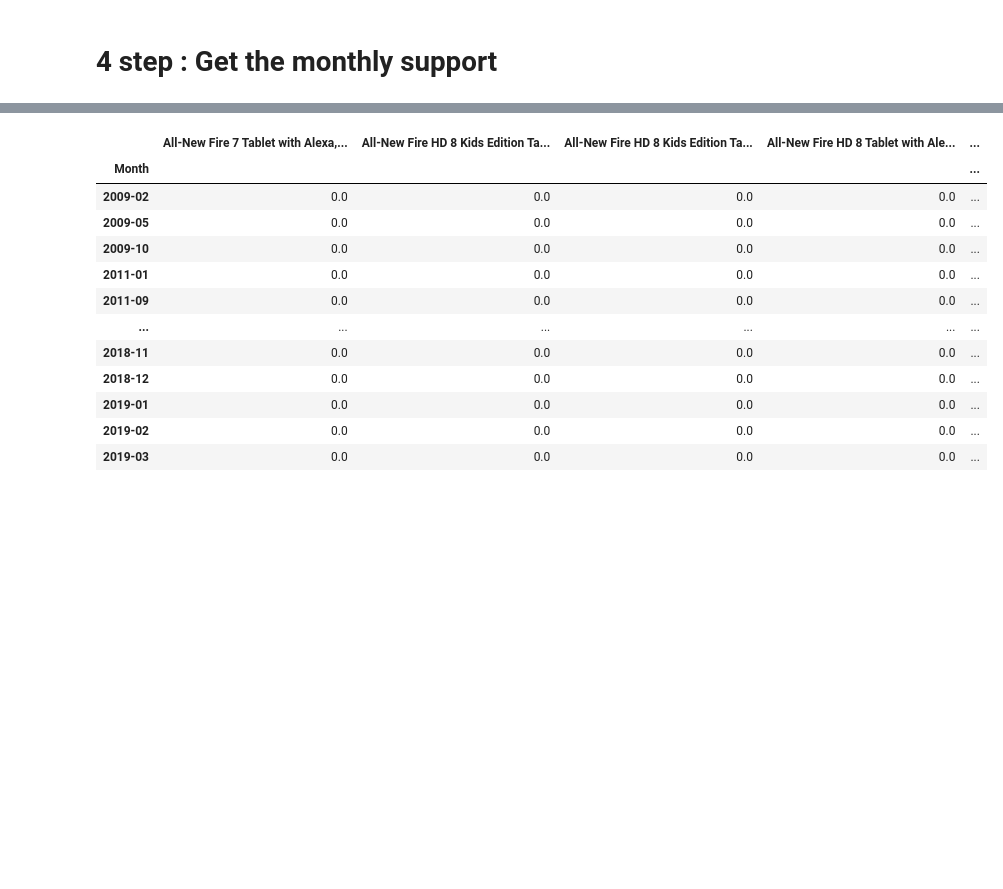
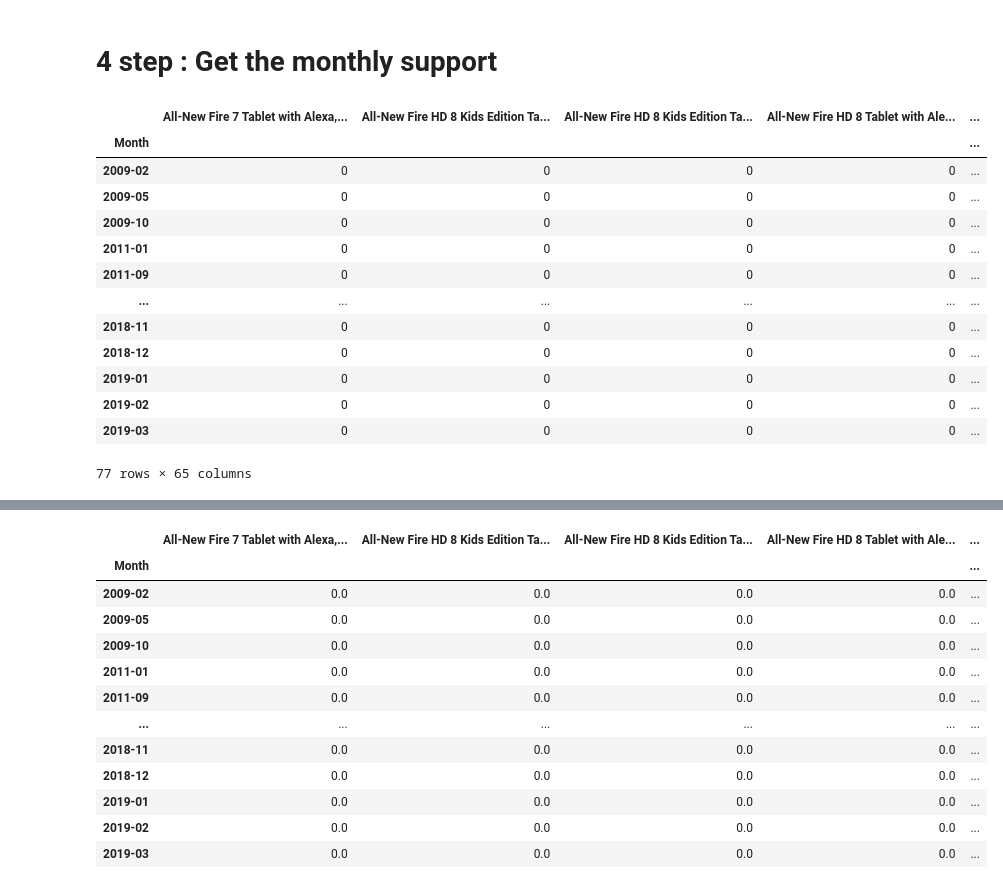
Before and after one commit to ChaLinP/recommendation-system, a Jupyter notebook: ContextualFiltering.ipynb, the cells around one changed output, grey strips where cells are left out. Drawn from its saved outputs; the diff is of its cells as text; code cells hidden in the pictures; blank space fills up the shorter version.

Commit message:
Update ContextualFiltering.ipynb
monthly_support.pkl is updated because a wrong calculated the monthly support

```diff
--- a/ContextualFiltering.ipynb
+++ b/ContextualFiltering.ipynb
@@ -169,4 +169,21 @@ basket
 # %% [markdown]
 # 4 step : Get the monthly support
 # %%
-monthly_support = basket.groupby('Month').mean() # get monthly support
+# Step 1: Group by Month and sum purchases
+item_month_sales = basket.groupby('Month').sum()
+item_month_sales
+# %% [output]
+|  | All-New Fire 7 Tablet with Alexa,... | All-New Fire HD 8 Kids Edition Ta... | All-New Fire HD 8 Kids Edition Ta... | All-New Fire HD 8 Tablet with Ale... | ... |
+| Month |  |  |  |  | ... |
+| 2009-02 | 0 | 0 | 0 | 0 | ... |
+| 2009-05 | 0 | 0 | 0 | 0 | ... |
+| 2009-10 | 0 | 0 | 0 | 0 | ... |
+| 2011-01 | 0 | 0 | 0 | 0 | ... |
+| 2011-09 | 0 | 0 | 0 | 0 | ... |
+| ... | ... | ... | ... | ... | ... |
+| 2018-11 | 0 | 0 | 0 | 0 | ... |
+| 2018-12 | 0 | 0 | 0 | 0 | ... |
+| 2019-01 | 0 | 0 | 0 | 0 | ... |
+| 2019-02 | 0 | 0 | 0 | 0 | ... |
+| 2019-03 | 0 | 0 | 0 | 0 | ... |
+77 rows × 65 columns
```
Also changed, not shown: parts of 7 cells of this notebook, 1 other file.
